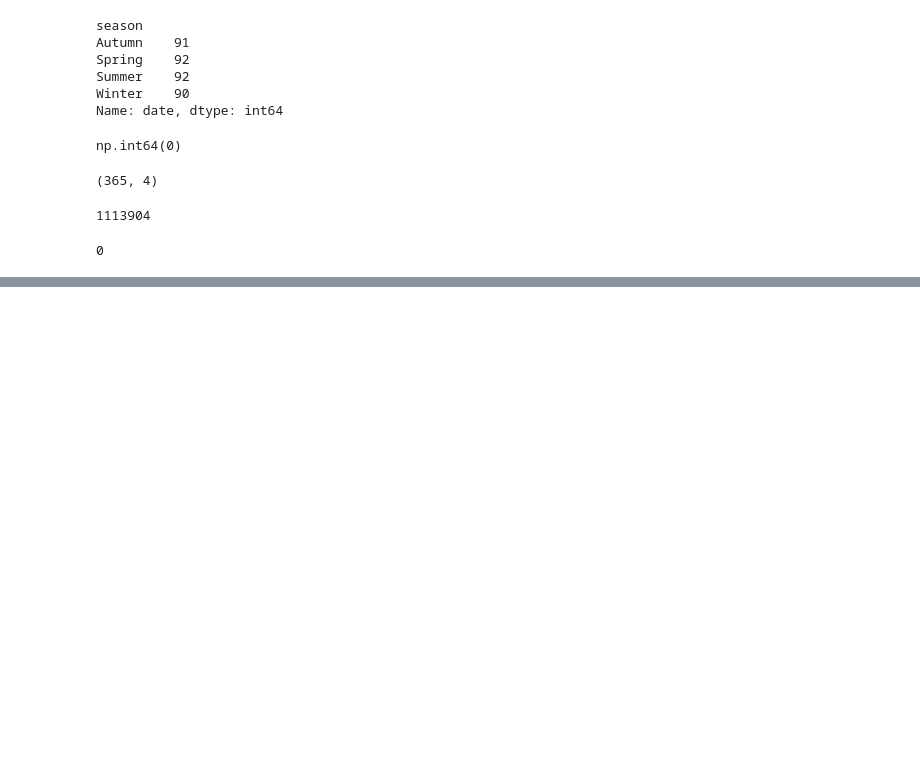
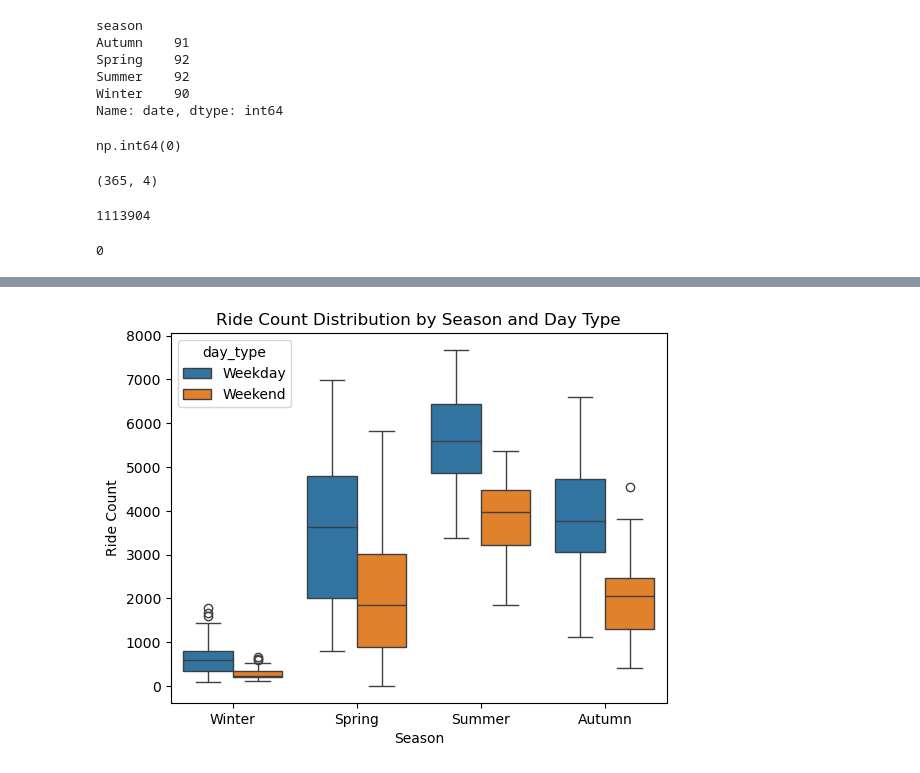
Before and after one commit to SeherYldz/StatisticsProject, a Jupyter notebook: assignment.ipynb, the cells around one changed output, grey strips where cells are left out. Cells and saved outputs as stored; diff of their text form; code cells hidden in the pictures; blank space fills up the shorter version.

Commit message:
I added box plot and descriptive statistics for season and day type

```diff
--- a/assignment.ipynb
+++ b/assignment.ipynb
@@ -16,7 +16,7 @@ I probably will need to use stations starting end ending points along duration o
 # %%
 import glob
 import pandas as pd
-files = sorted(glob.glob('Datas/*.csv')) # List all CSV files in the Datas directory
+files = sorted(glob.glob('Datas/2025/*.csv')) # List all CSV files in the Datas/2025
 print(len(files)) # Print the number of CSV files found
 # %% [output]
 12
@@ -191,0 +197,10 @@ Text(0.5, 1.0, 'Daily Ride Count')
+# %%
+import seaborn as sns
+order = ["Winter", "Spring", "Summer", "Autumn"]
+sns.boxplot(data=daily, x="season", y="ride_count", hue="day_type", order=order)
+plt.title("Ride Count Distribution by Season and Day Type")
+plt.xlabel("Season")
+plt.ylabel("Ride Count")
+plt.show()
+# %% [output]
+[figure, added]
```
Also changed, not shown: parts of 3 cells of this notebook.
